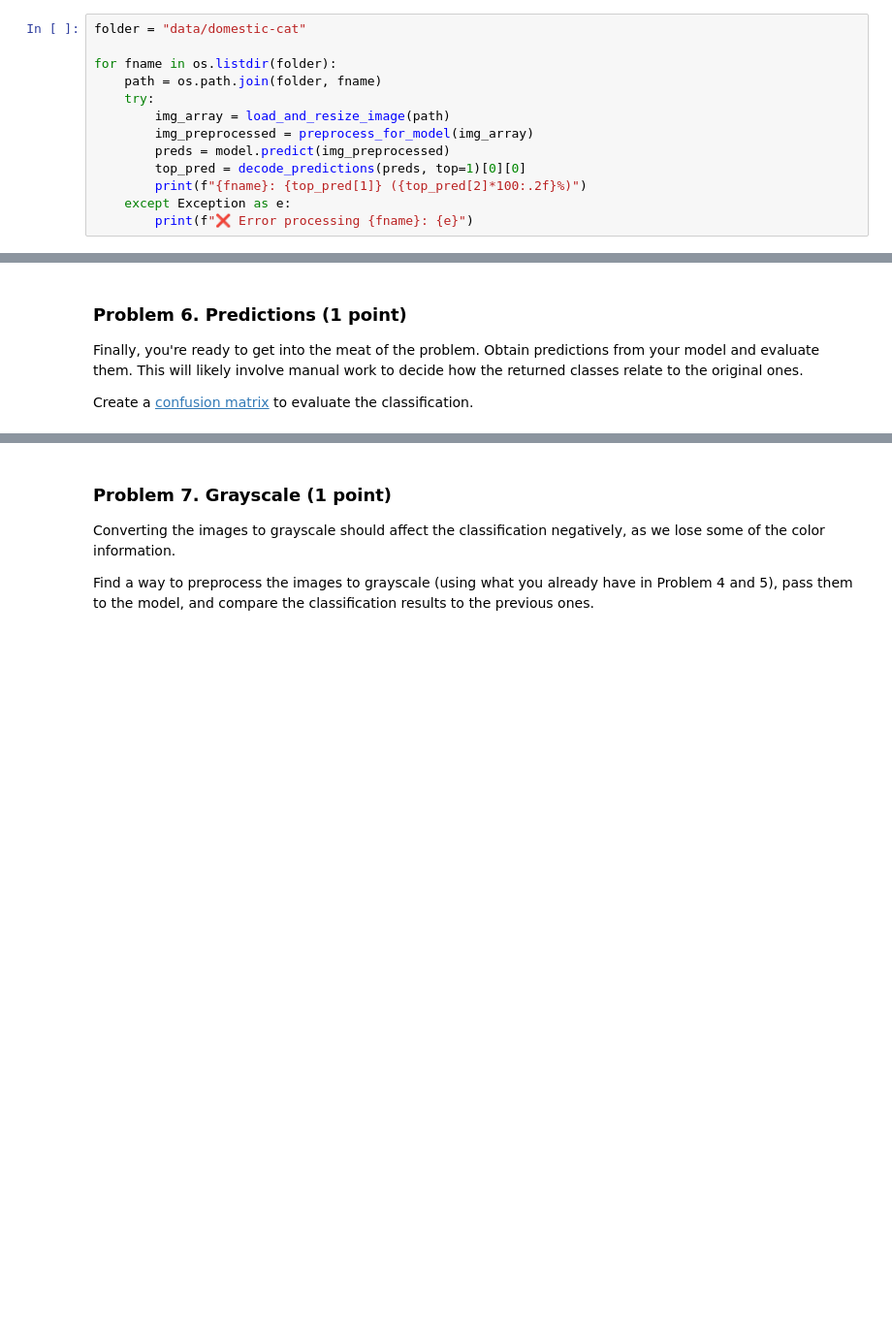
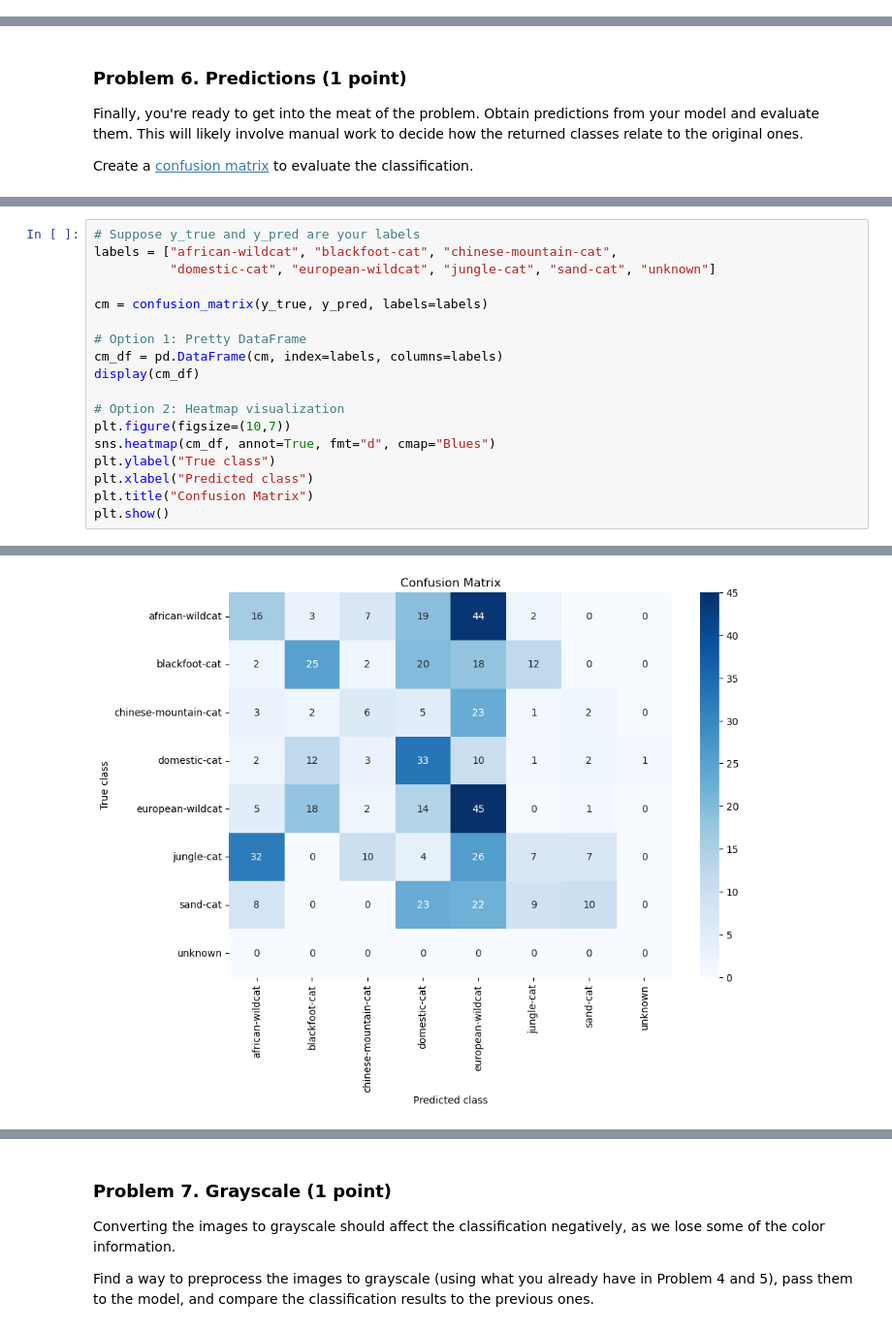
Before and after one commit to i11g/Working-with-Images, a Jupyter notebook: Working with Images Lab.ipynb, the cells around one changed output, grey strips where cells are left out. Shown at 97% size. Saved outputs shown, nothing was run; the diff lists cells and outputs as text; blank space fills up the shorter version.

```diff
--- a/Working with Images Lab.ipynb
+++ b/Working with Images Lab.ipynb
@@ -411,13 +400,0 @@ def preprocess_for_model(img_array):
-# %%
-folder = "data/domestic-cat"
-
-for fname in os.listdir(folder):
-    path = os.path.join(folder, fname)
-    try:
-        img_array = load_and_resize_image(path)
-        img_preprocessed = preprocess_for_model(img_array)
-        preds = model.predict(img_preprocessed)
-        top_pred = decode_predictions(preds, top=1)[0][0]
-        print(f"{fname}: {top_pred[1]} ({top_pred[2]*100:.2f}%)")
-    except Exception as e:
-        print(f"❌ Error processing {fname}: {e}")
@@ -453,0 +700,19 @@ Create a [confusion matrix](https://en.wikipedia.org/wiki/Confusion_matrix) to e
+# %%
+# Suppose y_true and y_pred are your labels
+labels = ["african-wildcat", "blackfoot-cat", "chinese-mountain-cat",
+          "domestic-cat", "european-wildcat", "jungle-cat", "sand-cat", "unknown"]
+
+cm = confusion_matrix(y_true, y_pred, labels=labels)
+
+# Option 1: Pretty DataFrame
+cm_df = pd.DataFrame(cm, index=labels, columns=labels)
+display(cm_df)
+
+# Option 2: Heatmap visualization
+plt.figure(figsize=(10,7))
+sns.heatmap(cm_df, annot=True, fmt="d", cmap="Blues")
+plt.ylabel("True class")
+plt.xlabel("Predicted class")
+plt.title("Confusion Matrix")
+plt.show()
+# %% [output]
@@ -453,0 +728 @@ Create a [confusion matrix](https://en.wikipedia.org/wiki/Confusion_matrix) to e
+[figure, added]
```
Also changed, not shown: parts of 17 cells of this notebook, 18 other files.
